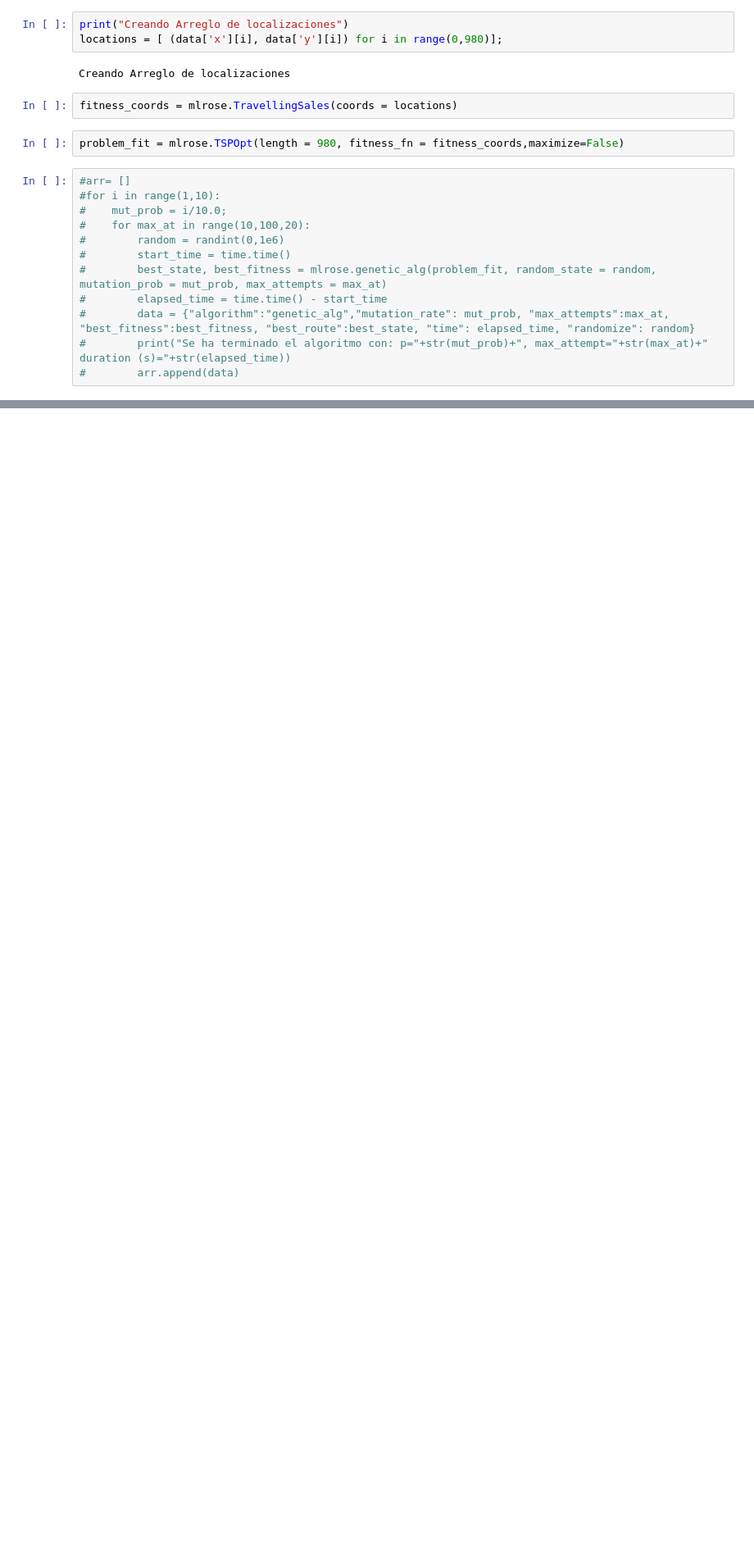
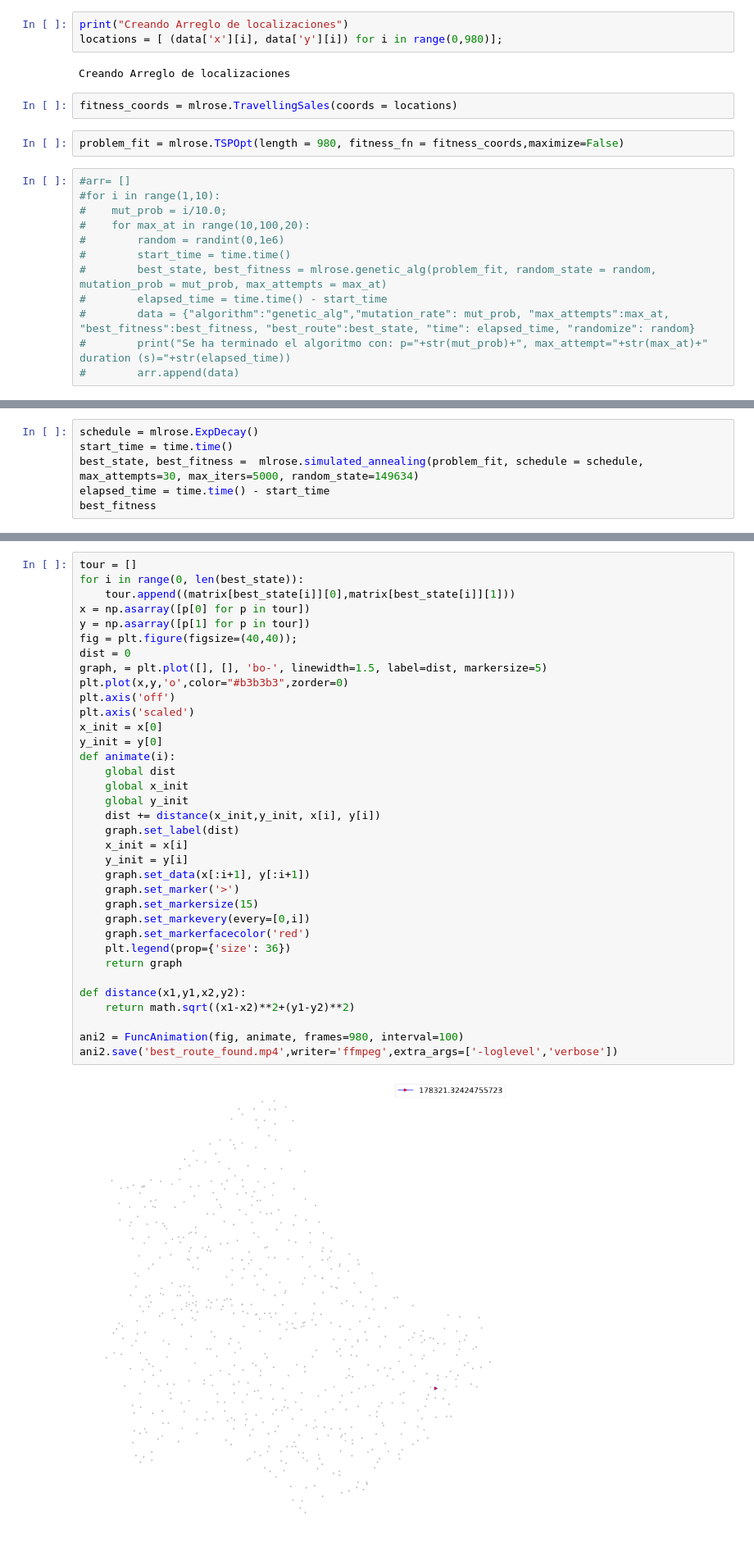
Before and after one commit to alxalmora/Traveler-Problem, a Jupyter notebook: Travelers Problem.ipynb, the cells around one changed output, grey strips where cells are left out. Shown at 82% size. Saved outputs shown, nothing was run; the diff lists cells and outputs as text; blank space fills up the shorter version.

Commit message:
Adds Animation View

```diff
--- a/Travelers Problem.ipynb
+++ b/Travelers Problem.ipynb
@@ -59,0 +134,6 @@ print("Se ha terminado el algoritmo mimic con: p="+str(mut_prob)+", max_attempt=
+# %%
+schedule = mlrose.ExpDecay()
+start_time = time.time()
+best_state, best_fitness =  mlrose.simulated_annealing(problem_fit, schedule = schedule, max_attempts=30, max_iters=5000, random_state=149634)
+elapsed_time = time.time() - start_time
+best_fitness
@@ -59,0 +142,37 @@ print("Se ha terminado el algoritmo mimic con: p="+str(mut_prob)+", max_attempt=
+# %%
+tour = []
+for i in range(0, len(best_state)):
+    tour.append((matrix[best_state[i]][0],matrix[best_state[i]][1]))
+x = np.asarray([p[0] for p in tour])
+y = np.asarray([p[1] for p in tour])
+fig = plt.figure(figsize=(40,40));
+dist = 0
+graph, = plt.plot([], [], 'bo-', linewidth=1.5, label=dist, markersize=5)
+plt.plot(x,y,'o',color="#b3b3b3",zorder=0)
+plt.axis('off')
+plt.axis('scaled')
+x_init = x[0]
+y_init = y[0]
+def animate(i):
+    global dist
+    global x_init
+    global y_init
+    dist += distance(x_init,y_init, x[i], y[i])
+    graph.set_label(dist)
+    x_init = x[i]
+    y_init = y[i]
+    graph.set_data(x[:i+1], y[:i+1])
+    graph.set_marker('>')
+    graph.set_markersize(15)
+    graph.set_markevery(every=[0,i])
+    graph.set_markerfacecolor('red')
+    plt.legend(prop={'size': 36})
+    return graph
+
+def distance(x1,y1,x2,y2):
+    return math.sqrt((x1-x2)**2+(y1-y2)**2)
+
+ani2 = FuncAnimation(fig, animate, frames=980, interval=100)
+ani2.save('best_route_found.mp4',writer='ffmpeg',extra_args=['-loglevel','verbose'])
+# %% [output]
+[figure, added]
```
Also changed, not shown: parts of 4 cells of this notebook, 2 other files.
